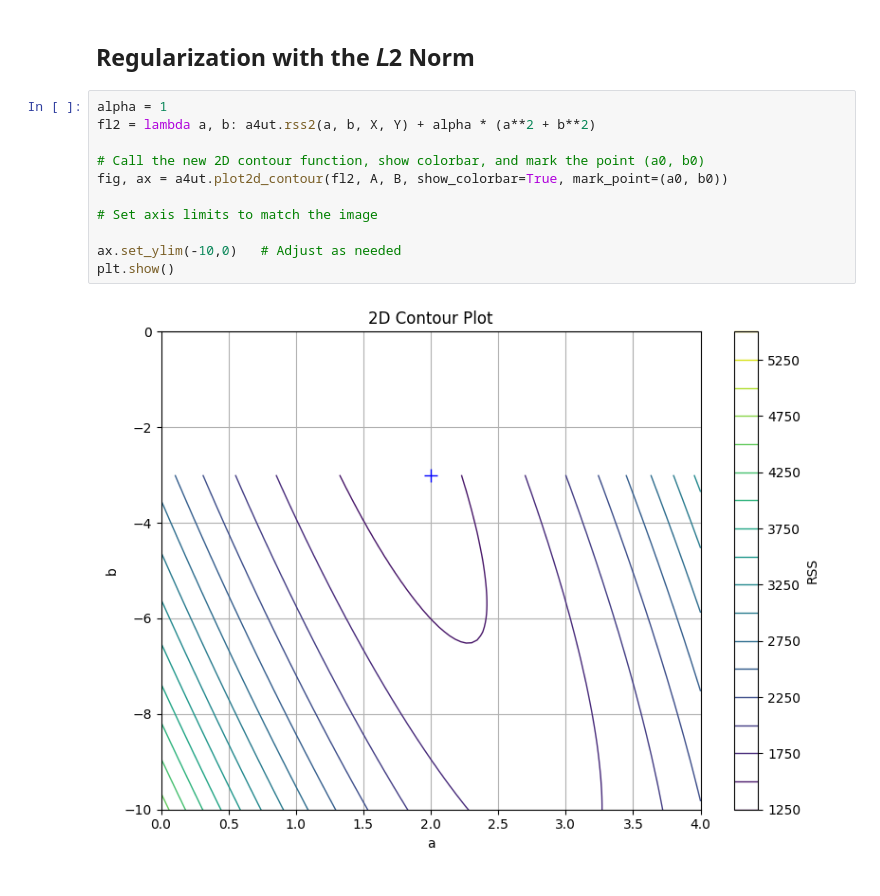
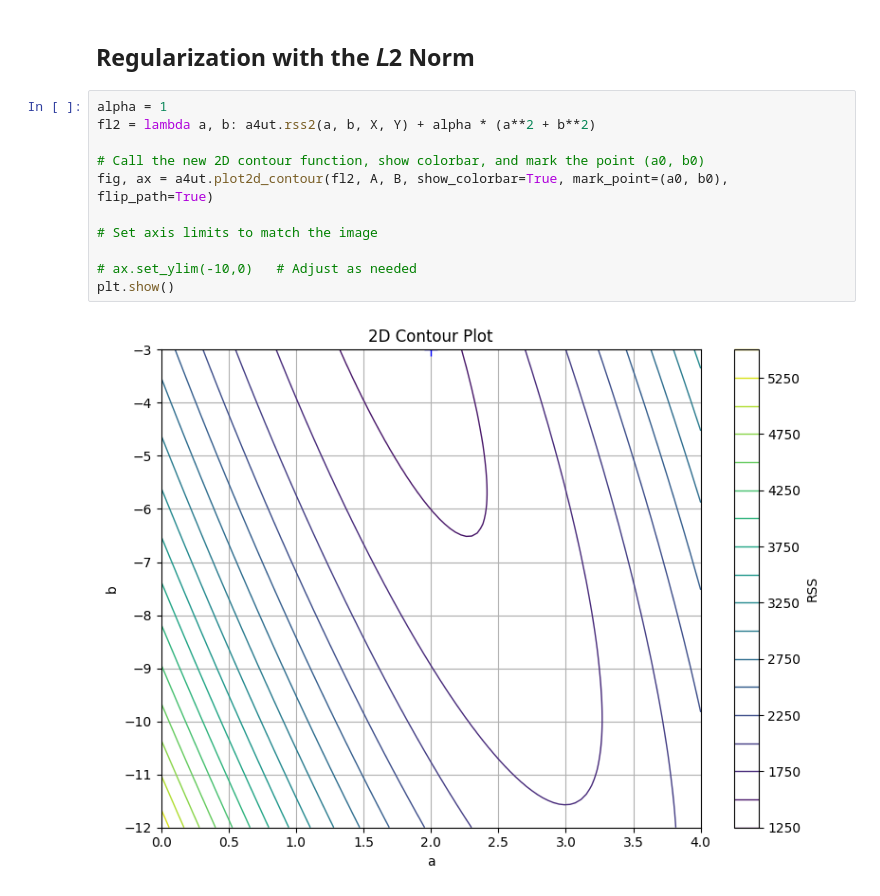
Before and after one commit to rexmolo/DeepLearning, a Jupyter notebook: A4.ipynb, the cells around one changed output. Drawn from its saved outputs; the diff is of its cells as text.

```diff
--- a/A4.ipynb
+++ b/A4.ipynb
@@ -179,16 +179,16 @@ a: 1.6226312822169182, b: -1.8958871753150044
 # %%
 alpha = 1
 fl2 = lambda a, b: a4ut.rss2(a, b, X, Y) + alpha * (a**2 + b**2)
 
 # Call the new 2D contour function, show colorbar, and mark the point (a0, b0)
-fig, ax = a4ut.plot2d_contour(fl2, A, B, show_colorbar=True, mark_point=(a0, b0))
+fig, ax = a4ut.plot2d_contour(fl2, A, B, show_colorbar=True, mark_point=(a0, b0), flip_path=True)
 
 # Set axis limits to match the image
 
-ax.set_ylim(-10,0)   # Adjust as needed
+# ax.set_ylim(-10,0)   # Adjust as needed
 plt.show()
 # %% [output]
-[figure, old version]
+[figure, new version]
 # %%
 ffL2 = lambda a, b: ff_grad(a, b) + np.array([2 * alpha * a, 2 * alpha * b])
 k = 1000
```
Also changed, not shown: parts of 14 cells of this notebook, 1 other file.
